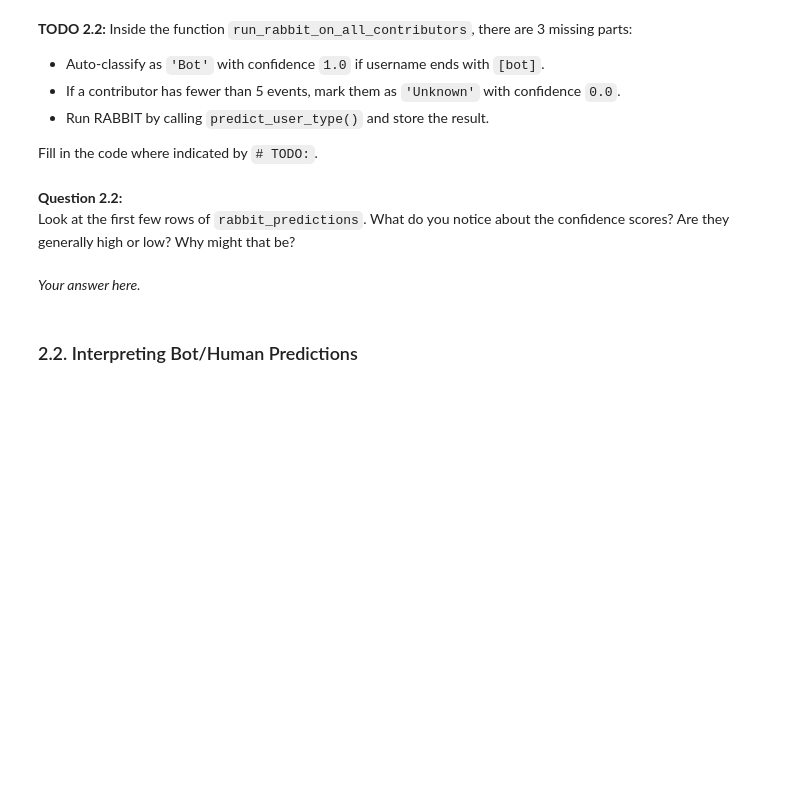
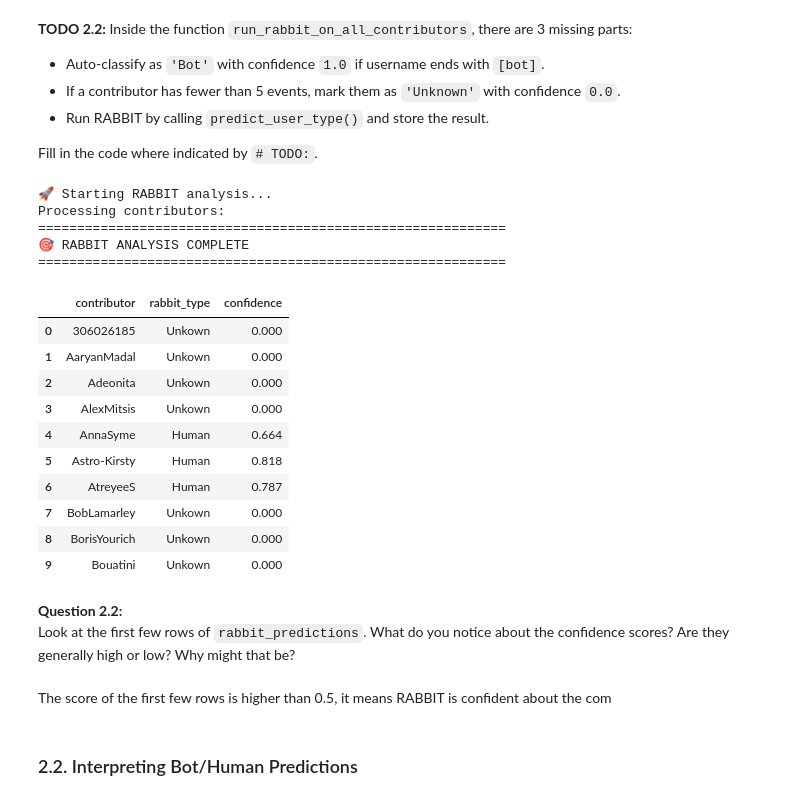
Before and after one commit to koluyantrez/software_Evolution_Practical-Bots, a Jupyter notebook: Bots-Template.ipynb, the cells around one changed output. Drawn from its saved outputs; the diff is of its cells as text; code cells hidden in the pictures; blank space fills up the shorter version.

```diff
--- a/Bots-Template.ipynb
+++ b/Bots-Template.ipynb
@@ -665,45 +676,81 @@ def run_rabbit_on_all_contributors():
         if contributor.endswith('[bot]'):
             # TODO: Append Bot result with confidence 1.0 and continue
             # Your code here...
-
+            results.append({
+                'contributor': contributor,
+                'rabbit_type': 'Bot',
+                'confidence': 1.0
+            })
             continue
 
         # Load events
         events = load_contributor_events(contributor)
 
         if len(events) < 5:
             # TODO: Append Unknown result with confidence 0.0 and continue
             # Your code here...
-
+            results.append({
+                'contributor': contributor,
+                'rabbit_type': 'Unkown',
+                'confidence': 0.0
+            })
             continue
 
         # Run RABBIT prediction
         try:
             # TODO: Call predict_user_type() and append the result
             # Your code here...
+            result = predict_user_type(
+                username=contributor,
+                events=events,
+                predictor=predictor
+            )
+
+            results.append({
+                'contributor': contributor,
+                'rabbit_type': result.user_type,
+                'confidence': result.confidence
+            })
 
         except Exception as e:
             print(f"\n❌ Error processing {contributor}: {e}")
             results.append({
                 'contributor': contributor,
                 'rabbit_type': 'Error',
                 'confidence': 0.0
             })
 
     return pd.DataFrame(results)
 
 # Run the analysis (this may take a minute or two)
 rabbit_predictions = run_rabbit_on_all_contributors()
 
 print("\n" + "="*60)
 print("🎯 RABBIT ANALYSIS COMPLETE")
 print("="*60)
 display(rabbit_predictions.head(10))
+# %% [output]
+🚀 Starting RABBIT analysis...
+Processing contributors:
+============================================================
+🎯 RABBIT ANALYSIS COMPLETE
+============================================================
+|  | contributor | rabbit_type | confidence |
+| 0 | 306026185 | Unkown | 0.000 |
+| 1 | AaryanMadal | Unkown | 0.000 |
+| 2 | Adeonita | Unkown | 0.000 |
+| 3 | AlexMitsis | Unkown | 0.000 |
+| 4 | AnnaSyme | Human | 0.664 |
+| 5 | Astro-Kirsty | Human | 0.818 |
+| 6 | AtreyeeS | Human | 0.787 |
+| 7 | BobLamarley | Unkown | 0.000 |
+| 8 | BorisYourich | Unkown | 0.000 |
+| 9 | Bouatini | Unkown | 0.000 |
 # %% [markdown]
 **Question 2.2:**
 Look at the first few rows of `rabbit_predictions`. What do you notice about the confidence scores? Are they generally high or low? Why might that be?
 # %% [markdown]
-*Your answer here.*
+The score of the first few rows is higher than 0.5, it means RABBIT is confident  about the com
 # %% [markdown]
 ### 2.2. Interpreting Bot/Human Predictions
 # %% [markdown]
```
Also changed, not shown: parts of 3 cells of this notebook.
